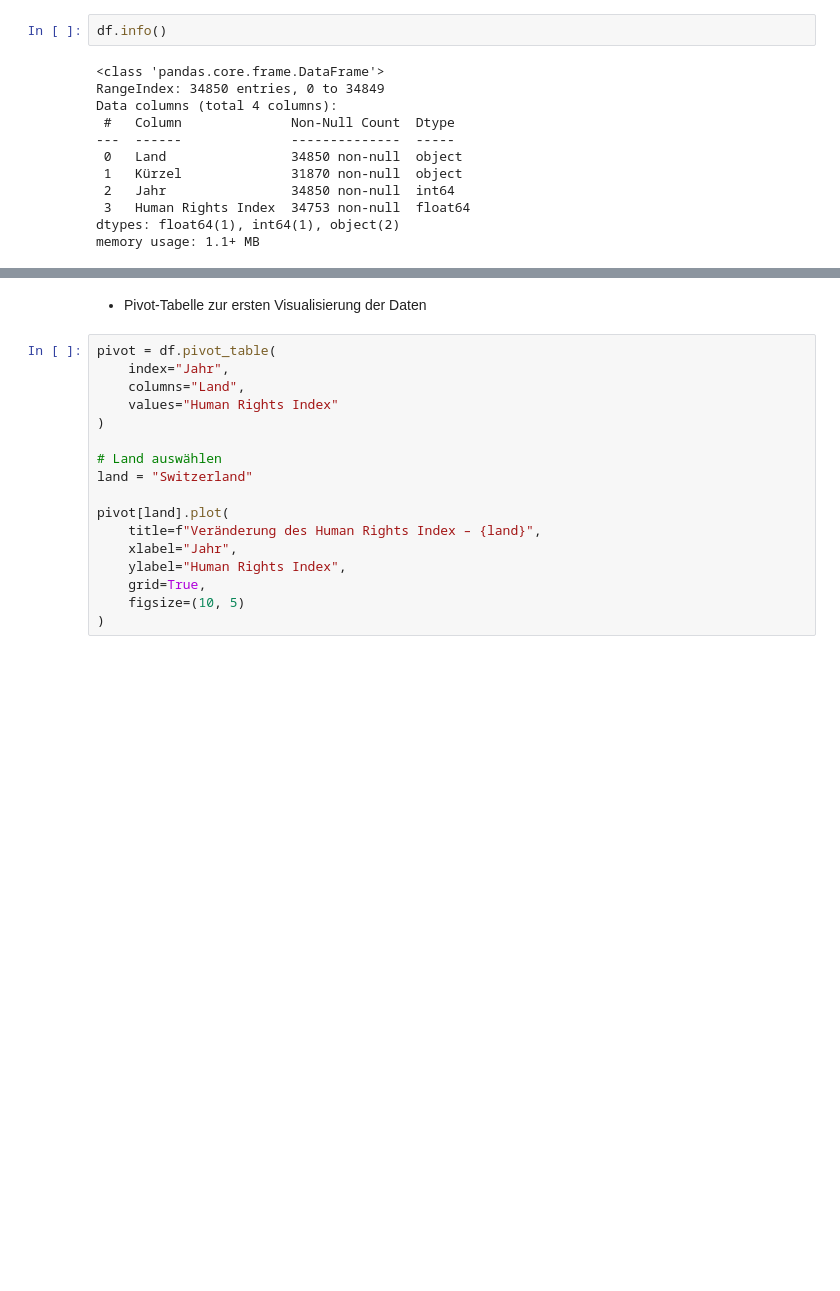
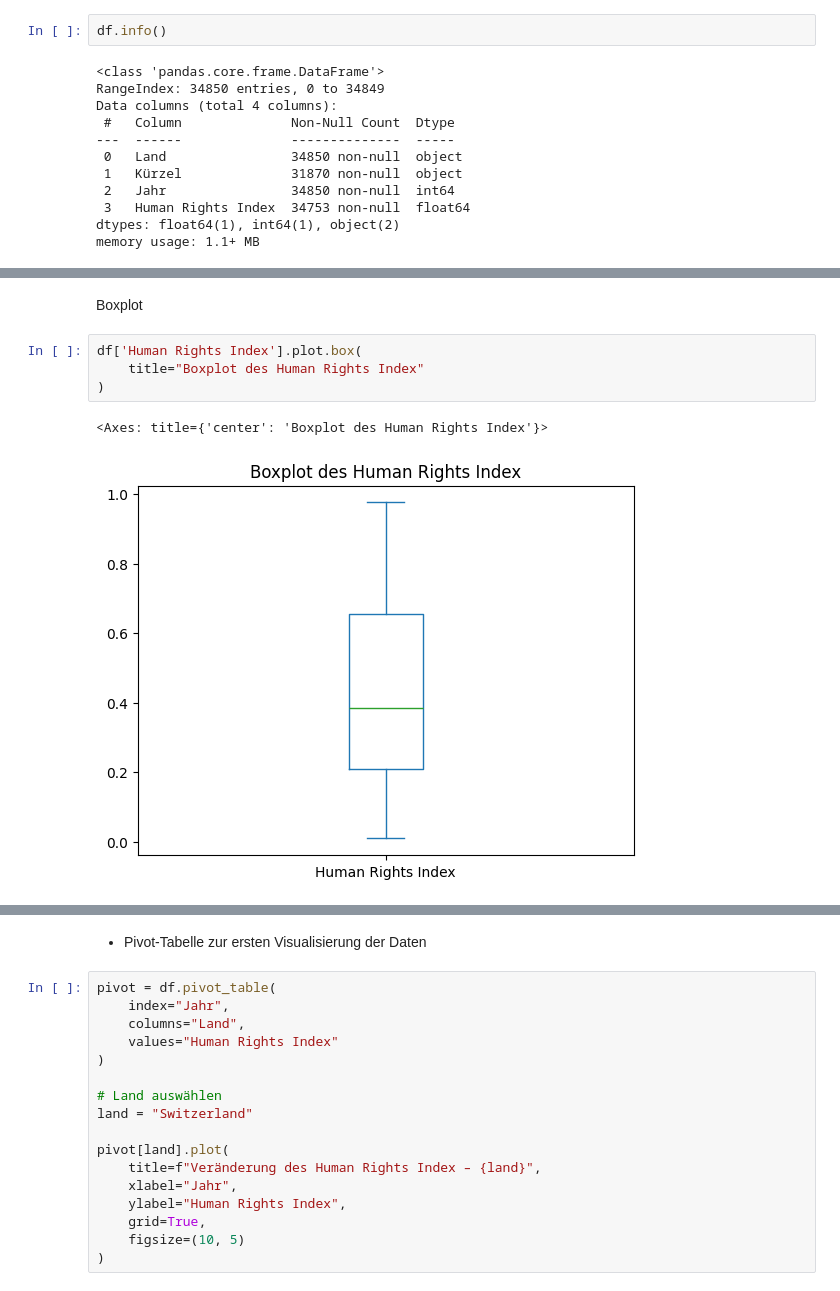
Before and after one commit to haschdav/LN-Python, a Jupyter notebook: LN_Python.ipynb, the cells around one changed output, grey strips where cells are left out. Drawn from its saved outputs; the diff is of its cells as text; blank space fills up the shorter version.

```diff
--- a/LN_Python.ipynb
+++ b/LN_Python.ipynb
@@ -131,0 +186,9 @@ memory usage: 1.1+ MB
+# %% [markdown]
+Boxplot
+# %%
+df['Human Rights Index'].plot.box(
+    title="Boxplot des Human Rights Index"
+)
+# %% [output]
+<Axes: title={'center': 'Boxplot des Human Rights Index'}>
+[figure, added]
```
Also changed, not shown: parts of 19 cells of this notebook.
